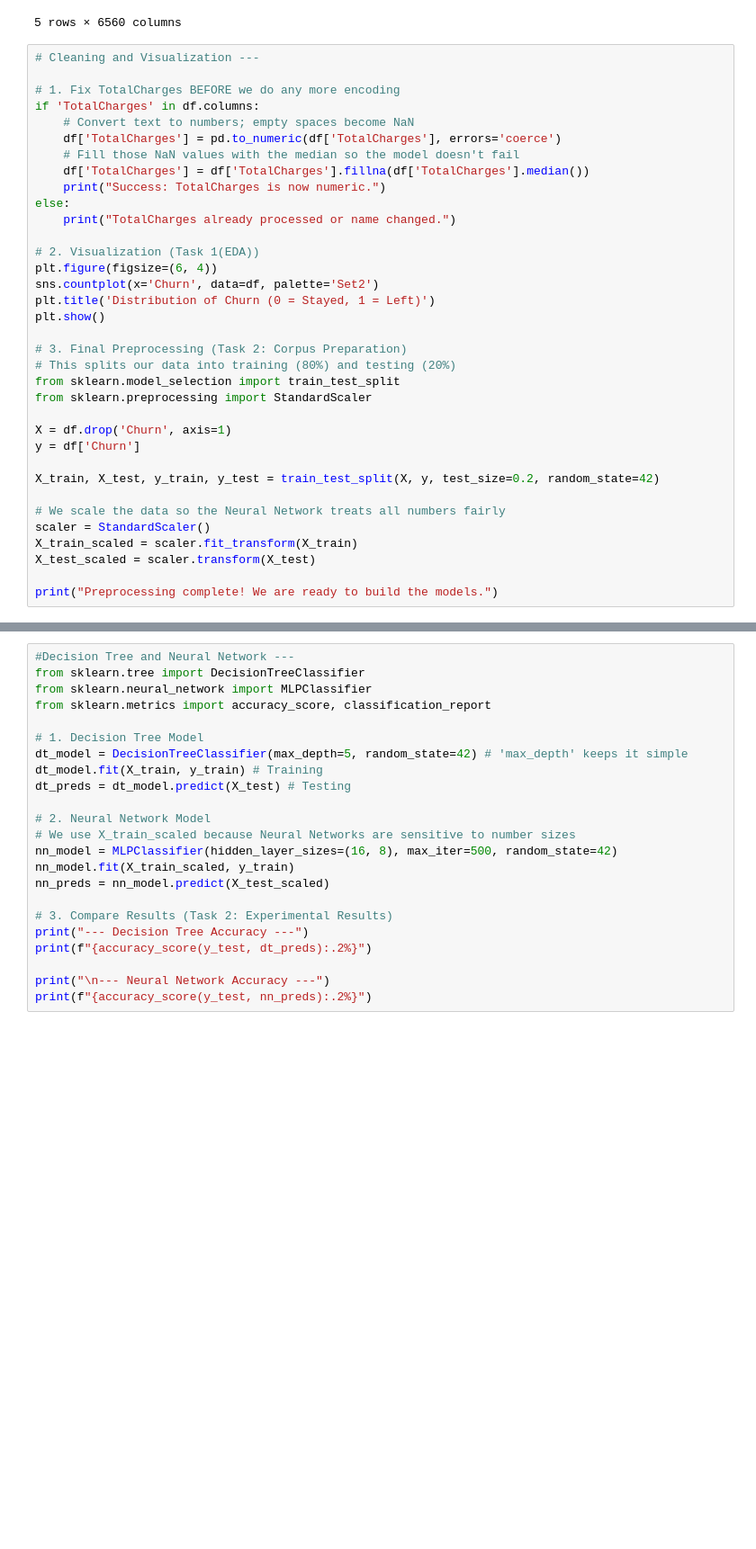
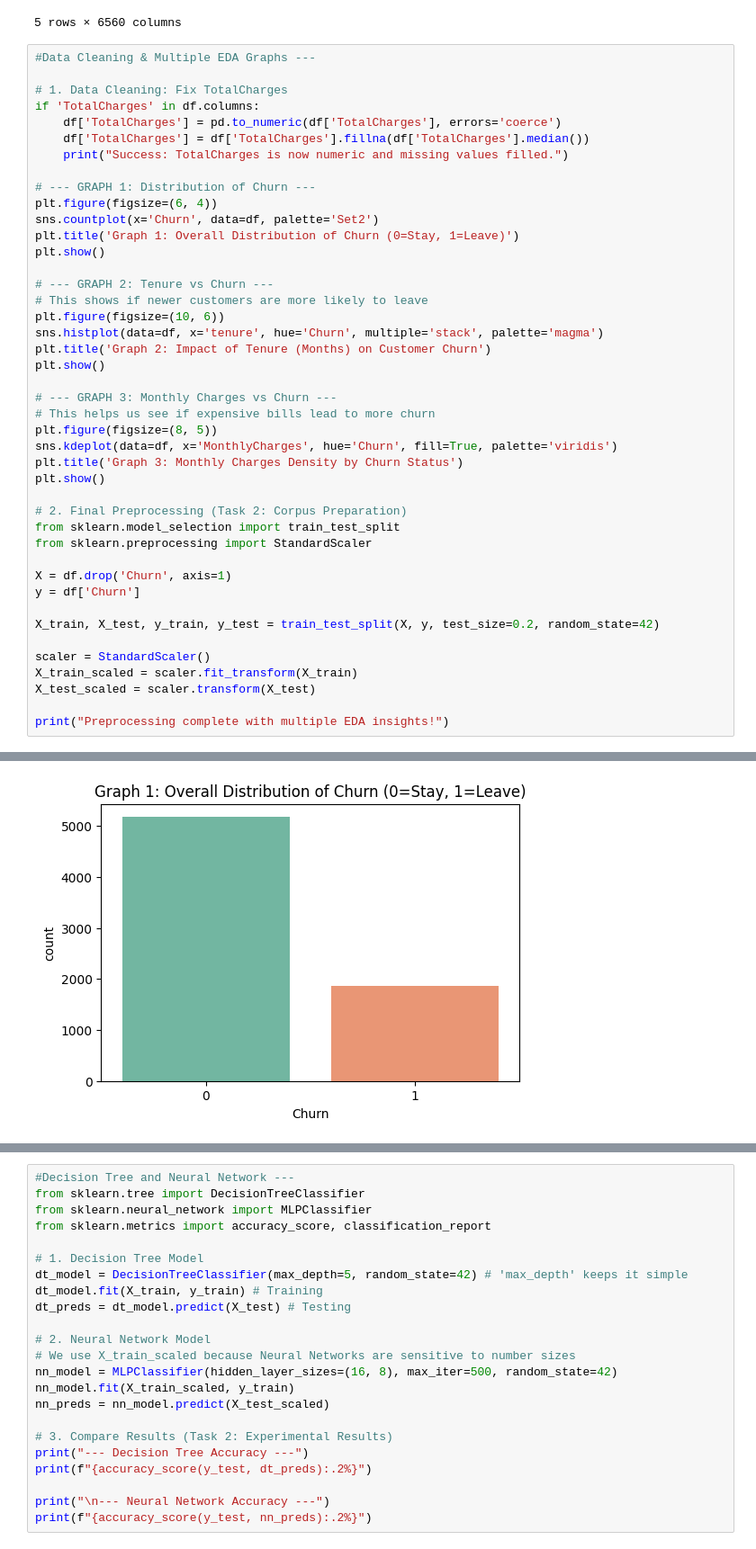
Before and after one commit to Lochana-Nelum/Teleproject, a Jupyter notebook: TelcoProject.ipynb, the cells around one changed output, grey strips where cells are left out. Shown: that part at 90% size. Cells and saved outputs as stored; diff of their text form; blank space fills up the shorter version.

```diff
--- a/TelcoProject.ipynb
+++ b/TelcoProject.ipynb
@@ -103,26 +103,35 @@ Dataset shape after encoding: (7043, 6560)
 | 4 | 0 | 0 | 0 | 0 | 2 | 1 | 1 | 70.70 | ... |
 5 rows × 6560 columns
 # %%
-# Cleaning and Visualization ---
+#Data Cleaning & Multiple EDA Graphs ---
 
-# 1. Fix TotalCharges BEFORE we do any more encoding
+# 1. Data Cleaning: Fix TotalCharges
 if 'TotalCharges' in df.columns:
-    # Convert text to numbers; empty spaces become NaN
     df['TotalCharges'] = pd.to_numeric(df['TotalCharges'], errors='coerce')
-    # Fill those NaN values with the median so the model doesn't fail
     df['TotalCharges'] = df['TotalCharges'].fillna(df['TotalCharges'].median())
-    print("Success: TotalCharges is now numeric.")
-else:
-    print("TotalCharges already processed or name changed.")
+    print("Success: TotalCharges is now numeric and missing values filled.")
 
-# 2. Visualization (Task 1(EDA))
+# --- GRAPH 1: Distribution of Churn ---
 plt.figure(figsize=(6, 4))
 sns.countplot(x='Churn', data=df, palette='Set2')
-plt.title('Distribution of Churn (0 = Stayed, 1 = Left)')
+plt.title('Graph 1: Overall Distribution of Churn (0=Stay, 1=Leave)')
 plt.show()
 
-# 3. Final Preprocessing (Task 2: Corpus Preparation)
-# This splits our data into training (80%) and testing (20%)
+# --- GRAPH 2: Tenure vs Churn ---
+# This shows if newer customers are more likely to leave
+plt.figure(figsize=(10, 6))
+sns.histplot(data=df, x='tenure', hue='Churn', multiple='stack', palette='magma')
+plt.title('Graph 2: Impact of Tenure (Months) on Customer Churn')
+plt.show()
+
+# --- GRAPH 3: Monthly Charges vs Churn ---
+# This helps us see if expensive bills lead to more churn
+plt.figure(figsize=(8, 5))
+sns.kdeplot(data=df, x='MonthlyCharges', hue='Churn', fill=True, palette='viridis')
+plt.title('Graph 3: Monthly Charges Density by Churn Status')
+plt.show()
+
+# 2. Final Preprocessing (Task 2: Corpus Preparation)
 from sklearn.model_selection import train_test_split
 from sklearn.preprocessing import StandardScaler
 
@@ -131,10 +140,9 @@ y = df['Churn']
 
 X_train, X_test, y_train, y_test = train_test_split(X, y, test_size=0.2, random_state=42)
 
-# We scale the data so the Neural Network treats all numbers fairly
 scaler = StandardScaler()
 X_train_scaled = scaler.fit_transform(X_train)
 X_test_scaled = scaler.transform(X_test)
 
-print("Preprocessing complete! We are ready to build the models.")
+print("Preprocessing complete with multiple EDA insights!")
 # %% [output]
@@ -141,0 +152 @@ TotalCharges already processed or name changed.
+[figure, new version]
```
Also changed, not shown: parts of 1 cell of this notebook.
